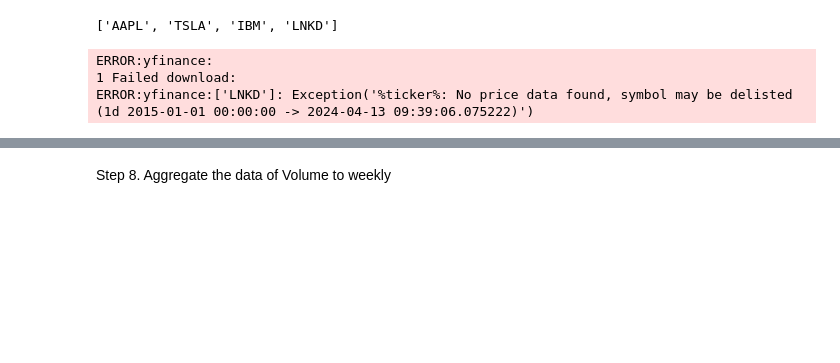
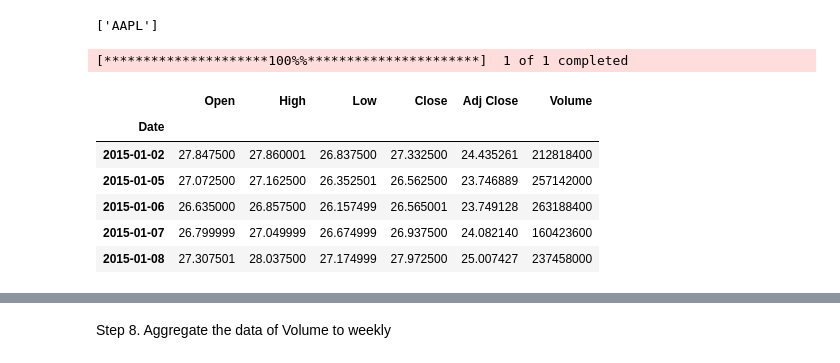
Before and after one commit to puritym8/Python-Data-Analysis, a Jupyter notebook: Pandasweekly_Google_finance.ipynb, the cells around one changed output, grey strips where cells are left out. Drawn from its saved outputs; the diff is of its cells as text; code cells hidden in the pictures; blank space fills up the shorter version.

```diff
--- a/Pandasweekly_Google_finance.ipynb
+++ b/Pandasweekly_Google_finance.ipynb
@@ -15,20 +15,24 @@ end = datetime.today()
 # %%
 #Step 3. Select the Apple, Tesla, Twitter, IBM, LinkedIn stocks symbols and assign them to a variable called stocks
 
-stocks = ['AAPL', 'TSLA', 'IBM', 'LNKD']
+stocks = ['AAPL']
 
 stocks
 # %% [output]
-['AAPL', 'TSLA', 'IBM', 'LNKD']
+['AAPL']
 # %%
 #Step 4. Read the data from google, assign to df and print it
+df = yf.download(stocks, start=start, end=end)
 
-df = web.DataReader(stocks, 'yahoo', start, end)['Adj Close']
+df.head()
+# %% [output]
+[*********************100%%**********************]  1 of 1 completed
+|  | Open | High | Low | Close | Adj Close | Volume |
+| Date |  |  |  |  |  |  |
+| 2015-01-02 | 27.847500 | 27.860001 | 26.837500 | 27.332500 | 24.435261 | 212818400 |
+| 2015-01-05 | 27.072500 | 27.162500 | 26.352501 | 26.562500 | 23.746889 | 257142000 |
+| 2015-01-06 | 26.635000 | 26.857500 | 26.157499 | 26.565001 | 23.749128 | 263188400 |
+| 2015-01-07 | 26.799999 | 27.049999 | 26.674999 | 26.937500 | 24.082140 | 160423600 |
+| 2015-01-08 | 27.307501 | 28.037500 | 27.174999 | 27.972500 | 25.007427 | 237458000 |
-# %%
-df = yf.download(stocks, start=start, end=end, progress=False)['Adj Close']
-# %% [output]
-ERROR:yfinance:
-1 Failed download:
-ERROR:yfinance:['LNKD']: Exception('%ticker%: No price data found, symbol may be delisted (1d 2015-01-01 00:00:00 -> 2024-04-13 09:39:06.075222)')
 # %%
 #Step 5. What is the type of structure of df ?
```
Also changed, not shown: parts of 6 cells of this notebook.
